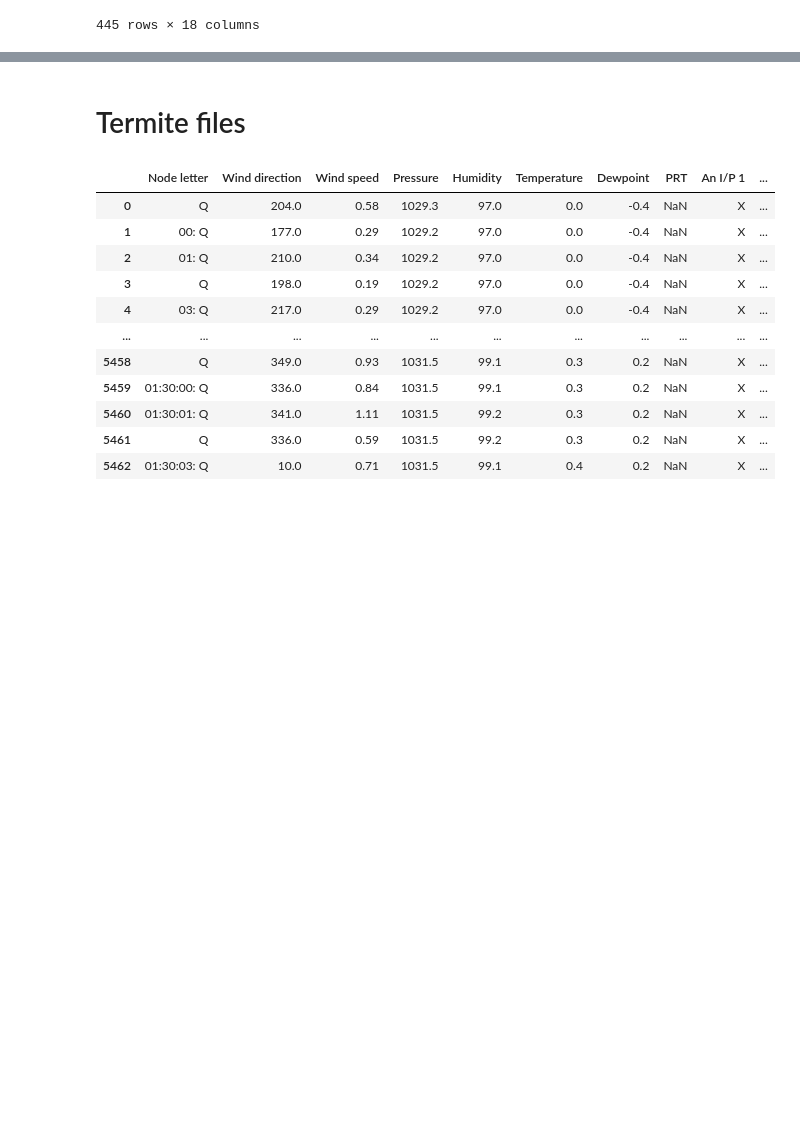
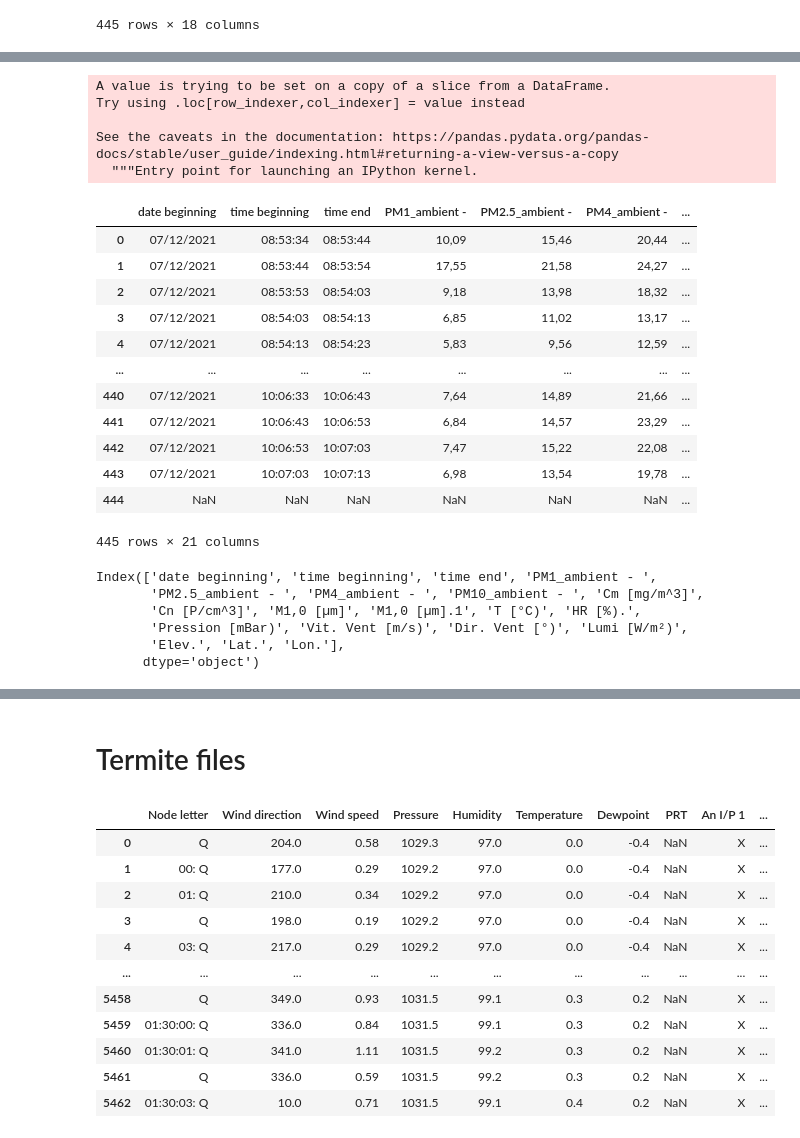
Before and after one commit to MintFr/captation, a Jupyter notebook: dataCapteurs/erdre_aller_0712.ipynb, the cells around one changed output, grey strips where cells are left out. Drawn from its saved outputs; the diff is of its cells as text; code cells hidden in the pictures; blank space fills up the shorter version.

Commit message:
erdre aller resultat

```diff
--- a/dataCapteurs/erdre_aller_0712.ipynb
+++ b/dataCapteurs/erdre_aller_0712.ipynb
@@ -497,0 +277,26 @@ df2.iloc[2600:2610]
+# %%
+dfFinal2 = dfFinal.drop(['Unnamed: 9', 'Unnamed: 15', 'Timestamp', 'timeTmp', 'time_y', 'Unnamed: 7', 'time_x', 'Chrono', 'heure', 'date end', 'relative time [s]', 'index', 'date', 'POM [Km).', 'CN[P/cm3)', 'PMTot[µm)', 'PM1[µm)', 'PM2.5[µm)', 'PM4[µm)', 'PM10[µm)'], axis=1)
+# %%
+dfFinal2['trajet'] = 'Erdre_aller_0712'
+# %% [output]
+A value is trying to be set on a copy of a slice from a DataFrame.
+Try using .loc[row_indexer,col_indexer] = value instead
+
+See the caveats in the documentation: https://pandas.pydata.org/pandas-docs/stable/user_guide/indexing.html#returning-a-view-versus-a-copy
+  """Entry point for launching an IPython kernel.
+# %%
+dfFinal2
+# %% [output]
+|  | date beginning | time beginning | time end | PM1_ambient - | PM2.5_ambient - | PM4_ambient - | ... |
+| 0 | 07/12/2021 | 08:53:34 | 08:53:44 | 10,09 | 15,46 | 20,44 | ... |
+| 1 | 07/12/2021 | 08:53:44 | 08:53:54 | 17,55 | 21,58 | 24,27 | ... |
+| 2 | 07/12/2021 | 08:53:53 | 08:54:03 | 9,18 | 13,98 | 18,32 | ... |
+| 3 | 07/12/2021 | 08:54:03 | 08:54:13 | 6,85 | 11,02 | 13,17 | ... |
+| 4 | 07/12/2021 | 08:54:13 | 08:54:23 | 5,83 | 9,56 | 12,59 | ... |
+| ... | ... | ... | ... | ... | ... | ... | ... |
+| 440 | 07/12/2021 | 10:06:33 | 10:06:43 | 7,64 | 14,89 | 21,66 | ... |
+| 441 | 07/12/2021 | 10:06:43 | 10:06:53 | 6,84 | 14,57 | 23,29 | ... |
+| 442 | 07/12/2021 | 10:06:53 | 10:07:03 | 7,47 | 15,22 | 22,08 | ... |
+| 443 | 07/12/2021 | 10:07:03 | 10:07:13 | 6,98 | 13,54 | 19,78 | ... |
+| 444 | NaN | NaN | NaN | NaN | NaN | NaN | ... |
+445 rows × 21 columns
@@ -497,0 +305,9 @@ df2.iloc[2600:2610]
+# %%
+dfFinal2.columns
+# %% [output]
+Index(['date beginning', 'time beginning', 'time end', 'PM1_ambient - ',
+       'PM2.5_ambient - ', 'PM4_ambient - ', 'PM10_ambient - ', 'Cm [mg/m^3]',
+       'Cn [P/cm^3]', 'M1,0 [µm]', 'M1,0 [µm].1', 'T [°C)', 'HR [%).',
+       'Pression [mBar)', 'Vit. Vent [m/s)', 'Dir. Vent [°)', 'Lumi [W/m²)',
+       'Elev.', 'Lat.', 'Lon.'],
+      dtype='object')
```
Also changed, not shown: parts of 32 cells of this notebook, 3 other files.
